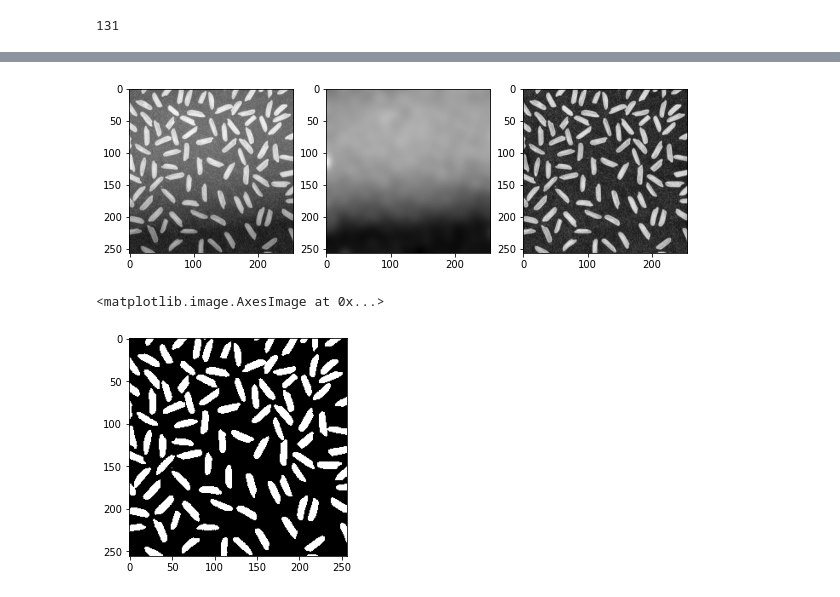
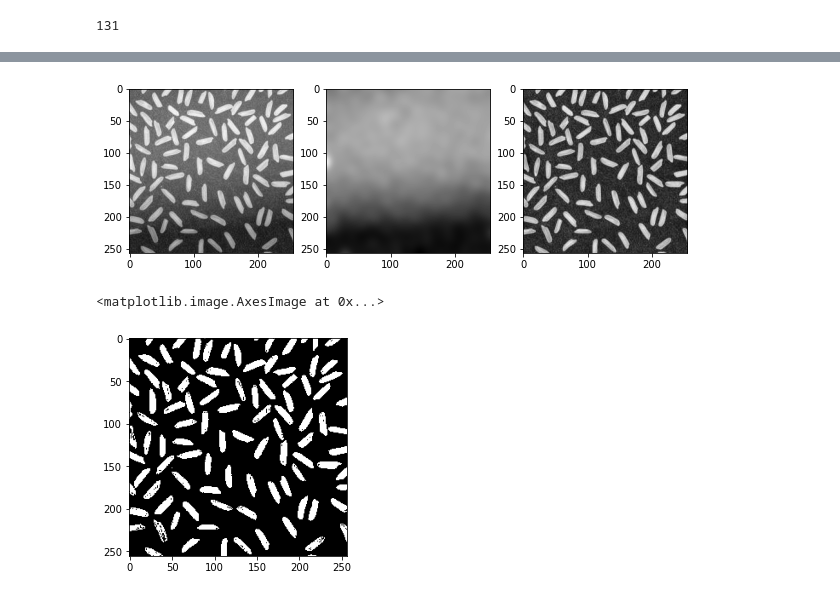
Before and after one commit to ASiCo1116/dip_ta, a Jupyter notebook: week2/lab1-solution.ipynb, the cells around one changed output, grey strips where cells are left out. Drawn from its saved outputs; the diff is of its cells as text; code cells hidden in the pictures.

```diff
--- a/week2/lab1-solution.ipynb
+++ b/week2/lab1-solution.ipynb
@@ -76,25 +84,25 @@ plt.show()
 # %%
 from skimage import morphology, img_as_float
 img = img_as_float(rice)
 bg = morphology.erosion(img, morphology.square(9))
 bg = filters.gaussian(bg, sigma=7)
 result = img - bg
 
 plt.figure(figsize=(10,8))
 plt.subplot(1, 3, 1)
 plt.imshow(img, cmap="gray")
 plt.subplot(1, 3, 2)
 plt.imshow(bg, cmap="gray")
 plt.subplot(1, 3, 3)
 plt.imshow(result, cmap="gray")
 plt.show()
 
-front = result > 0.2
+front = result > 0.3
 plt.imshow(front, cmap="gray")
 # %% [output]
 [figure]
 <matplotlib.image.AxesImage at 0x...>
-[figure, old version]
+[figure, new version]
 # %%
 import numpy as np
 from skimage.color import rgb2hsv
```
Also changed, not shown: parts of 3 cells of this notebook, 16 other files.
